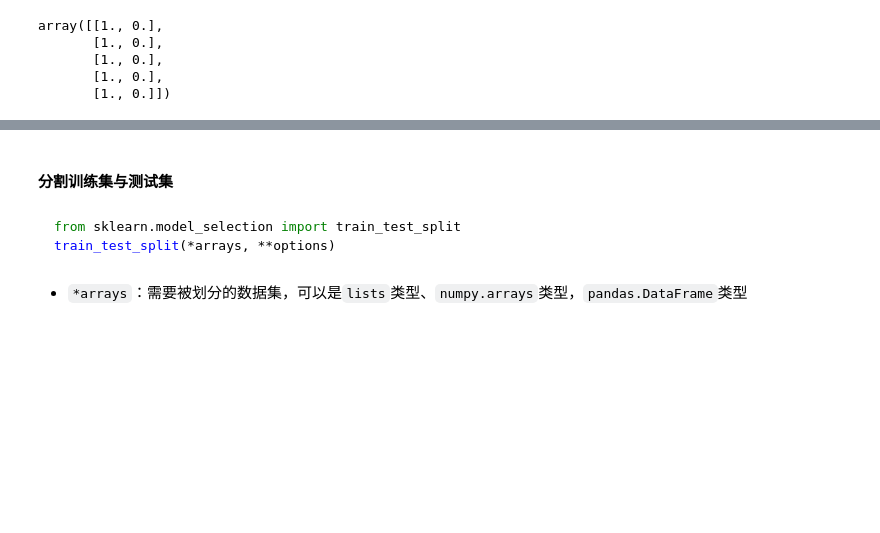
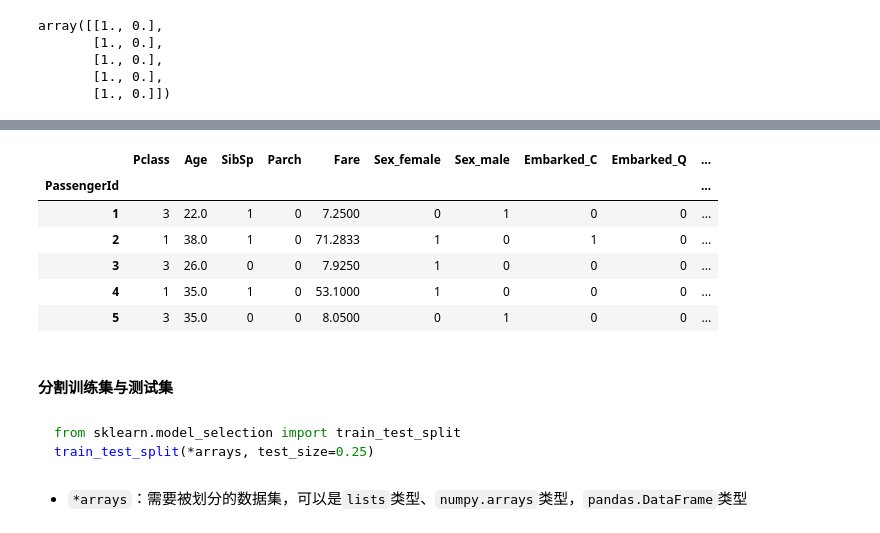
Before and after one commit to christinemu/biz-mining, a Jupyter notebook: Classification.ipynb, the cells around one changed output, grey strips where cells are left out. Drawn from its saved outputs; the diff is of its cells as text; code cells hidden in the pictures; blank space fills up the shorter version.

````diff
--- a/Classification.ipynb
+++ b/Classification.ipynb
@@ -514,0 +493,3 @@ pd.DataFrame(confusionM,columns=irisdf['species'].unique(), index=irisdf['specie
+# %%
+titRawDf = pd.read_csv('./data/analysis/train.csv')
+titRawDf.head()
@@ -554,9 +547,20 @@ accuracyIrisTrain
+# %%
+titXOH = pd.get_dummies(titX,columns=['Sex','Embarked'])
+titXOH.head()
+# %% [output]
+|  | Pclass | Age | SibSp | Parch | Fare | Sex_female | Sex_male | Embarked_C | Embarked_Q | ... |
+| PassengerId |  |  |  |  |  |  |  |  |  | ... |
+| 1 | 3 | 22.0 | 1 | 0 | 7.2500 | 0 | 1 | 0 | 0 | ... |
+| 2 | 1 | 38.0 | 1 | 0 | 71.2833 | 1 | 0 | 1 | 0 | ... |
+| 3 | 3 | 26.0 | 0 | 0 | 7.9250 | 1 | 0 | 0 | 0 | ... |
+| 4 | 1 | 35.0 | 1 | 0 | 53.1000 | 1 | 0 | 0 | 0 | ... |
+| 5 | 3 | 35.0 | 0 | 0 | 8.0500 | 0 | 1 | 0 | 0 | ... |
 # %% [markdown]
 #### 分割训练集与测试集
 # %% [markdown]
 ```python
 from sklearn.model_selection import train_test_split
-train_test_split(*arrays, **options)
+train_test_split(*arrays, test_size=0.25)
 ```
 # %% [markdown]
 - `*arrays`：需要被划分的数据集，可以是`lists`类型、`numpy.arrays`类型，`pandas.DataFrame`类型
````
Also changed, not shown: parts of 224 cells of this notebook, 5 other files.
